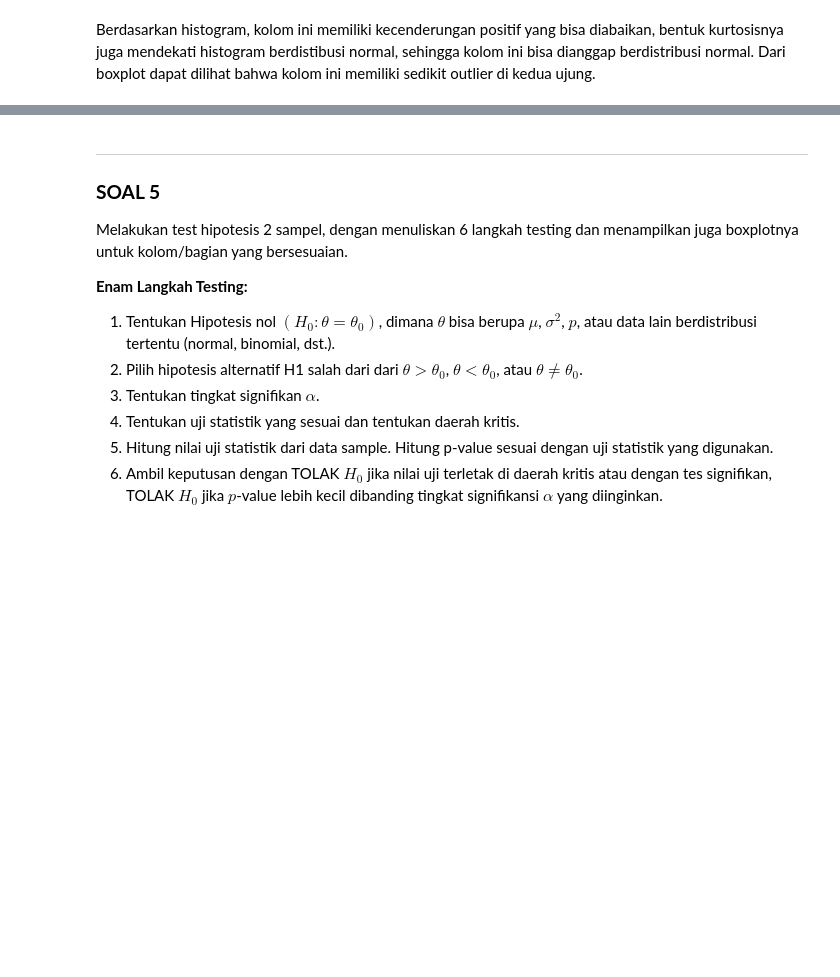
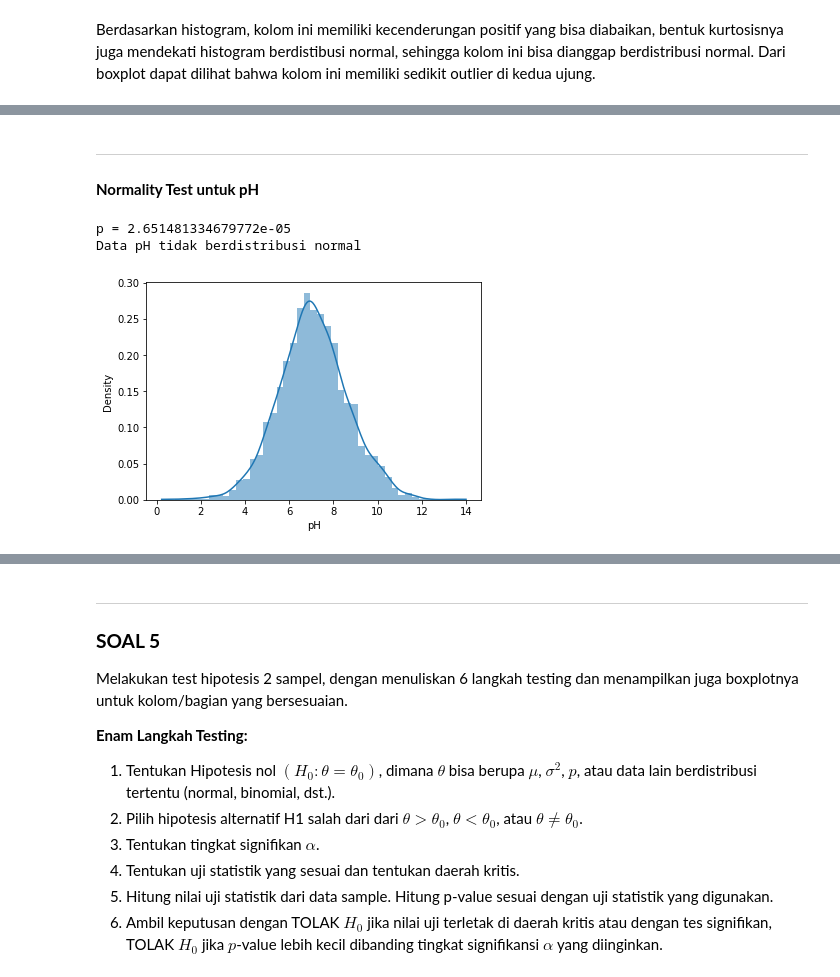
Before and after one commit to firizky29/probability-and-statistics-analysis, a Jupyter notebook: src/main.ipynb, the cells around one changed output, grey strips where cells are left out. Drawn from its saved outputs; the diff is of its cells as text; code cells hidden in the pictures; blank space fills up the shorter version.

```diff
--- a/src/main.ipynb
+++ b/src/main.ipynb
@@ -380,0 +389,19 @@ Berdasarkan histogram, kolom ini memiliki kecenderungan positif yang bisa diabai
+# %%
+def normality_test(atr):
+    sns.histplot(df[atr], stat='density', kde=True, linewidth=0)
+    stat, p = normaltest(df[atr])
+    alpha = 0.05
+    print(f'p = {p}')
+    if p>alpha:
+        print(f'Data {atr} berdistribusi normal')
+    else:
+        print(f'Data {atr} tidak berdistribusi normal')
+# %% [markdown]
+***
+#### **Normality Test untuk pH**
+# %%
+normality_test('pH')
+# %% [output]
+p = 2.651481334679772e-05
+Data pH tidak berdistribusi normal
+[figure, added]
```
Also changed, not shown: parts of 37 cells of this notebook.
